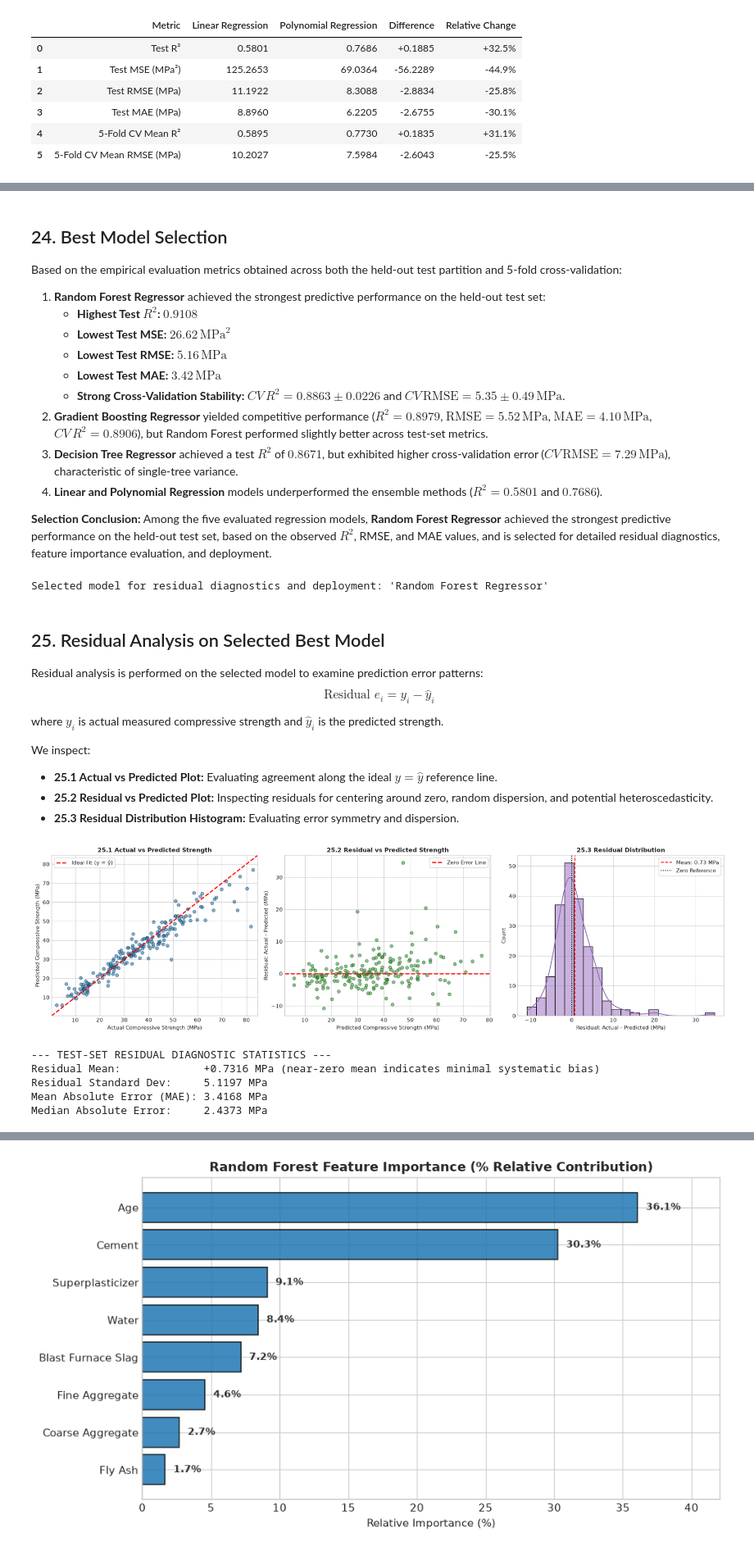
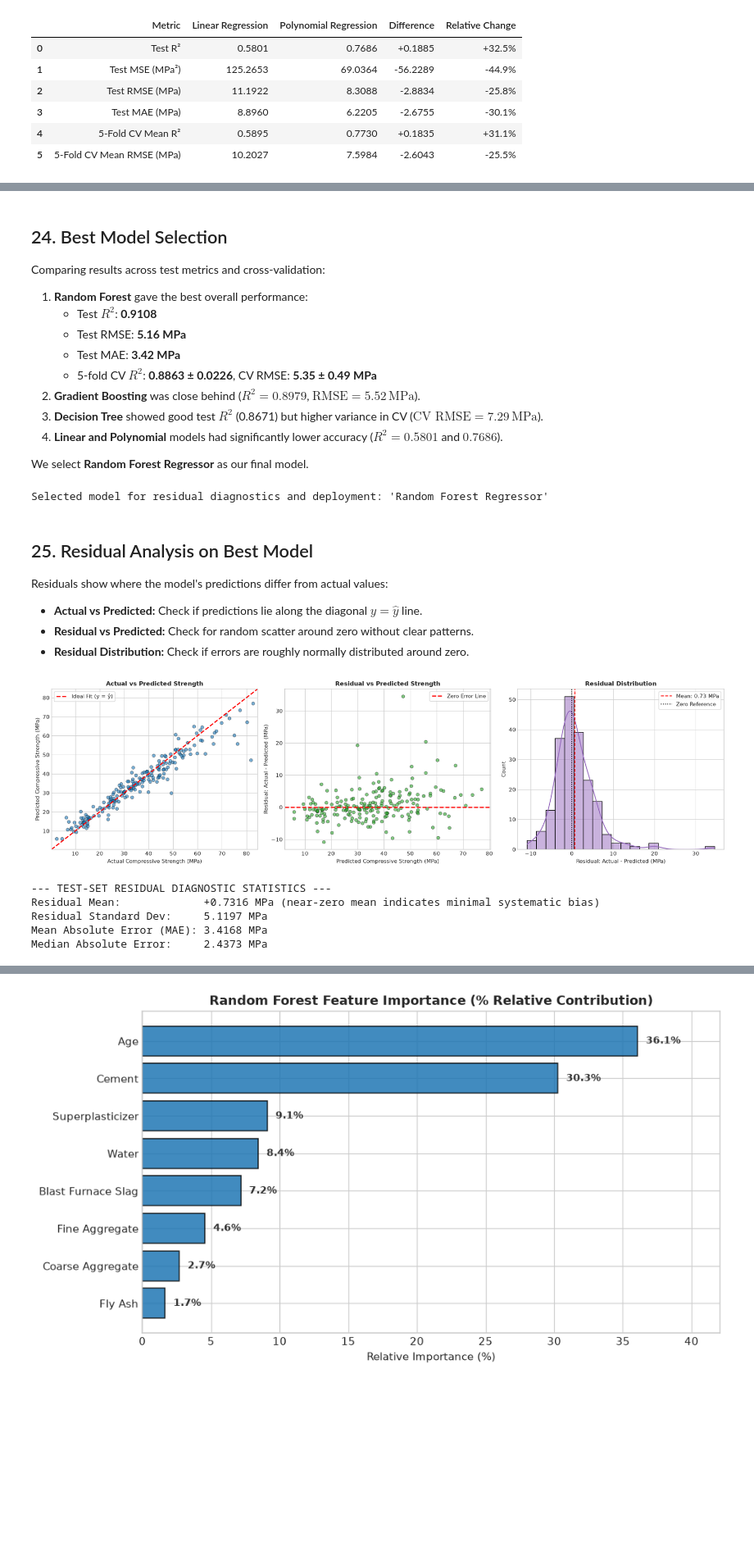
Before and after one commit to Vrutti88/ML_Final_Project, a Jupyter notebook: concrete_strength_prediction.ipynb, the cells around one changed output, grey strips where cells are left out. Shown at 82% size. Cells and saved outputs as stored; diff of their text form; code cells hidden in the pictures; blank space fills up the shorter version.

Commit message:
Refactor notebook markdown to natural tone, standardize data variable, and dynamically export 5-model comparison to web app

```diff
--- a/concrete_strength_prediction.ipynb
+++ b/concrete_strength_prediction.ipynb
@@ -378,15 +339,12 @@ We verify that no division-by-zero issue exists (minimum cement content is $102\
 # %%
-# Verify minimum cement content before division
-assert (df['Cement'] <= 0).sum() == 0, "Error: Zero or negative cement values detected!"
+assert (data['Cement'] <= 0).sum() == 0, "Error: Zero or negative cement values detected!"
 
-# Calculate Water-Cement Ratio
-df['Water_Cement_Ratio'] = df['Water'] / df['Cement']
-wc_corr = df['Water_Cement_Ratio'].corr(df[target_col])
+data['Water_Cement_Ratio'] = data['Water'] / data['Cement']
+wc_corr = data['Water_Cement_Ratio'].corr(data[target_col])
 print(f"Pearson correlation between Water-Cement Ratio and Compressive Strength: {wc_corr:.4f}")
 
-# Scatter plot with regression line
 plt.figure(figsize=(8, 5))
-sns.regplot(data=df, x='Water_Cement_Ratio', y=target_col,
+sns.regplot(data=data, x='Water_Cement_Ratio', y=target_col,
             scatter_kws={'alpha': 0.45, 'color': '#1f77b4'},
             line_kws={'color': '#d62728', 'linewidth': 2, 'label': f'Linear Fit (r = {wc_corr:.2f})'})
 
@@ -398,7 +356,7 @@ plt.tight_layout()
 plt.show()
 
 print("--- WATER-CEMENT RATIO SUMMARY ---")
-display(df['Water_Cement_Ratio'].describe())
+display(data['Water_Cement_Ratio'].describe())
 # %% [output]
 Pearson correlation between Water-Cement Ratio and Compressive Strength: -0.4894
 [figure]
@@ -510,5 +453,4 @@ The target vector $y$ is `Concrete Compressive Strength` ($\text{MPa}$).
 # %%
-# Define feature matrix X and target vector y
 feature_names = [
     'Cement',
     'Blast Furnace Slag',
@@ -521,8 +463,8 @@ feature_names = [
 ]
 target_name = 'Concrete Compressive Strength'
 
-X = df[feature_names].copy()
-y = df[target_name].copy()
+X = data[feature_names].copy()
+y = data[target_name].copy()
 
 print(f"Feature matrix shape: {X.shape}")
 print(f"Target vector shape:  {y.shape}")
@@ -571,11 +495,0 @@ To prevent data leakage:
-# %%
-# Demonstration of training-only scaling parameters
-scaler_demo = StandardScaler()
-scaler_demo.fit(X_train)
-
-scaling_params = pd.DataFrame({
-    'Feature': feature_names,
-    'Training Mean (μ)': scaler_demo.mean_,
-    'Training Scale (σ)': scaler_demo.scale_
-})
-display(scaling_params)
@@ -920,19 +794,17 @@ display(poly_comp_df)
 # %% [markdown]
 ## 24. Best Model Selection
 
-Based on the empirical evaluation metrics obtained across both the held-out test partition and 5-fold cross-validation:
+Comparing results across test metrics and cross-validation:
+1. **Random Forest** gave the best overall performance:
+   * Test $R^2$: **0.9108**
+   * Test RMSE: **5.16 MPa**
+   * Test MAE: **3.42 MPa**
+   * 5-fold CV $R^2$: **0.8863 ± 0.0226**, CV RMSE: **5.35 ± 0.49 MPa**
+2. **Gradient Boosting** was close behind ($R^2 = 0.8979$, $\text{RMSE} = 5.52\,\text{MPa}$).
+3. **Decision Tree** showed good test $R^2$ (0.8671) but higher variance in CV ($\text{CV RMSE} = 7.29\,\text{MPa}$).
+4. **Linear and Polynomial** models had significantly lower accuracy ($R^2 = 0.5801$ and $0.7686$).
 
-1. **Random Forest Regressor** achieved the strongest predictive performance on the held-out test set:
-   * **Highest Test $R^2$:** **$0.9108$**
-   * **Lowest Test MSE:** **$26.62\,\text{MPa}^2$**
-   * **Lowest Test RMSE:** **$5.16\,\text{MPa}$**
-   * **Lowest Test MAE:** **$3.42\,\text{MPa}$**
-   * **Strong Cross-Validation Stability:** $CV\,R^2 = 0.8863 \pm 0.0226$ and $CV\,\text{RMSE} = 5.35 \pm 0.49\,\text{MPa}$.
-2. **Gradient Boosting Regressor** yielded competitive performance ($R^2 = 0.8979$, $\text{RMSE} = 5.52\,\text{MPa}$, $\text{MAE} = 4.10\,\text{MPa}$, $CV\,R^2 = 0.8906$), but Random Forest performed slightly better across test-set metrics.
-3. **Decision Tree Regressor** achieved a test $R^2$ of $0.8671$, but exhibited higher cross-validation error ($CV\,\text{RMSE} = 7.29\,\text{MPa}$), characteristic of single-tree variance.
-4. **Linear and Polynomial Regression** models underperformed the ensemble methods ($R^2 = 0.5801$ and $0.7686$).
-
-**Selection Conclusion:** Among the five evaluated regression models, **Random Forest Regressor** achieved the strongest predictive performance on the held-out test set, based on the observed $R^2$, RMSE, and MAE values, and is selected for detailed residual diagnostics, feature importance evaluation, and deployment.
+We select **Random Forest Regressor** as our final model.
 # %%
 selected_model_name = 'Random Forest Regressor'
 selected_pipeline = models[selected_model_name]
@@ -940,63 +812,54 @@ print(f"Selected model for residual diagnostics and deployment: '{selected_model
 # %% [output]
 Selected model for residual diagnostics and deployment: 'Random Forest Regressor'
 # %% [markdown]
-## 25. Residual Analysis on Selected Best Model
+## 25. Residual Analysis on Best Model
 
-Residual analysis is performed on the selected model to examine prediction error patterns:
-$$\text{Residual } e_i = y_i - \hat{y}_i$$
-where $y_i$ is actual measured compressive strength and $\hat{y}_i$ is the predicted strength.
-
-We inspect:
-* **25.1 Actual vs Predicted Plot:** Evaluating agreement along the ideal $y = \hat{y}$ reference line.
-* **25.2 Residual vs Predicted Plot:** Inspecting residuals for centering around zero, random dispersion, and potential heteroscedasticity.
-* **25.3 Residual Distribution Histogram:** Evaluating error symmetry and dispersion.
+Residuals show where the model's predictions differ from actual values:
+* **Actual vs Predicted:** Check if predictions lie along the diagonal $y = \hat{y}$ line.
+* **Residual vs Predicted:** Check for random scatter around zero without clear patterns.
+* **Residual Distribution:** Check if errors are roughly normally distributed around zero.
 # %%
-# Compute test-set predictions and residuals for Random Forest
 rf_test_preds = selected_pipeline.predict(X_test)
 rf_residuals = y_test - rf_test_preds
 
 fig, axes = plt.subplots(1, 3, figsize=(18, 5))
 
-# Plot 1: Actual vs Predicted
 axes[0].scatter(y_test, rf_test_preds, alpha=0.6, color='#1f77b4', edgecolors='k', linewidth=0.5)
 min_v = min(y_test.min(), rf_test_preds.min()) - 2
 max_v = max(y_test.max(), rf_test_preds.max()) + 2
 axes[0].plot([min_v, max_v], [min_v, max_v], color='red', linestyle='--', linewidth=2, label='Ideal Fit (y = ŷ)')
-axes[0].set_title("25.1 Actual vs Predicted Strength", fontsize=11, fontweight='bold')
+axes[0].set_title("Actual vs Predicted Strength", fontsize=11, fontweight='bold')
 axes[0].set_xlabel("Actual Compressive Strength (MPa)", fontsize=10)
 axes[0].set_ylabel("Predicted Compressive Strength (MPa)", fontsize=10)
 axes[0].legend(frameon=True)
 axes[0].set_xlim(min_v, max_v)
 axes[0].set_ylim(min_v, max_v)
 
-# Plot 2: Residual vs Predicted
 axes[1].scatter(rf_test_preds, rf_residuals, alpha=0.6, color='#2ca02c', edgecolors='k', linewidth=0.5)
 axes[1].axhline(0, color='red', linestyle='--', linewidth=2, label='Zero Error Line')
-axes[1].set_title("25.2 Residual vs Predicted Strength", fontsize=11, fontweight='bold')
+axes[1].set_title("Residual vs Predicted Strength", fontsize=11, fontweight='bold')
 axes[1].set_xlabel("Predicted Compressive Strength (MPa)", fontsize=10)
 axes[1].set_ylabel("Residual: Actual - Predicted (MPa)", fontsize=10)
 axes[1].legend(frameon=True)
 
-# Plot 3: Residual Distribution
 sns.histplot(rf_residuals, kde=True, ax=axes[2], color='#9467bd', bins=20)
 axes[2].axvline(rf_residuals.mean(), color='red', linestyle='--', linewidth=1.5, label=f"Mean: {rf_residuals.mean():.2f} MPa")
 axes[2].axvline(0, color='black', linestyle=':', linewidth=1.5, label="Zero Reference")
-axes[2].set_title("25.3 Residual Distribution", fontsize=11, fontweight='bold')
+axes[2].set_title("Residual Distribution", fontsize=11, fontweight='bold')
 axes[2].set_xlabel("Residual: Actual - Predicted (MPa)", fontsize=10)
 axes[2].set_ylabel("Count", fontsize=10)
 axes[2].legend(frameon=True)
 
 plt.tight_layout()
 plt.show()
 
-# Residual statistics
 print("--- TEST-SET RESIDUAL DIAGNOSTIC STATISTICS ---")
 print(f"Residual Mean:             {rf_residuals.mean():+.4f} MPa (near-zero mean indicates minimal systematic bias)")
 print(f"Residual Standard Dev:     {rf_residuals.std():.4f} MPa")
 print(f"Mean Absolute Error (MAE): {np.mean(np.abs(rf_residuals)):.4f} MPa")
 print(f"Median Absolute Error:     {np.median(np.abs(rf_residuals)):.4f} MPa")
 # %% [output]
-[figure, old version]
+[figure, new version]
 --- TEST-SET RESIDUAL DIAGNOSTIC STATISTICS ---
 Residual Mean:             +0.7316 MPa (near-zero mean indicates minimal systematic bias)
 Residual Standard Dev:     5.1197 MPa
```
Also changed, not shown: parts of 56 cells of this notebook, 3 other files.
